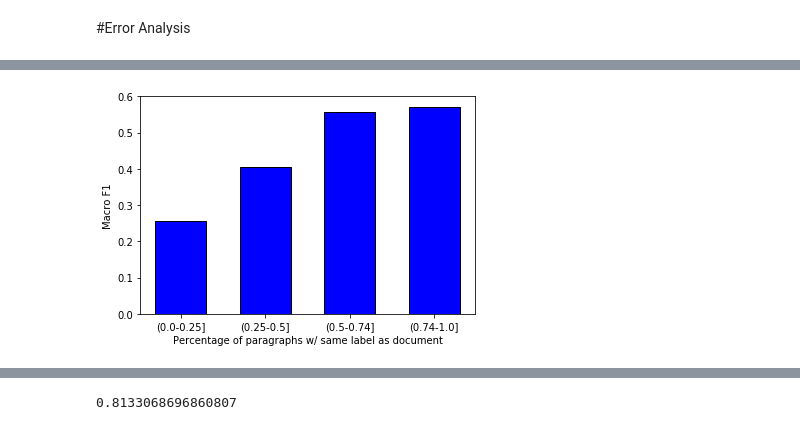
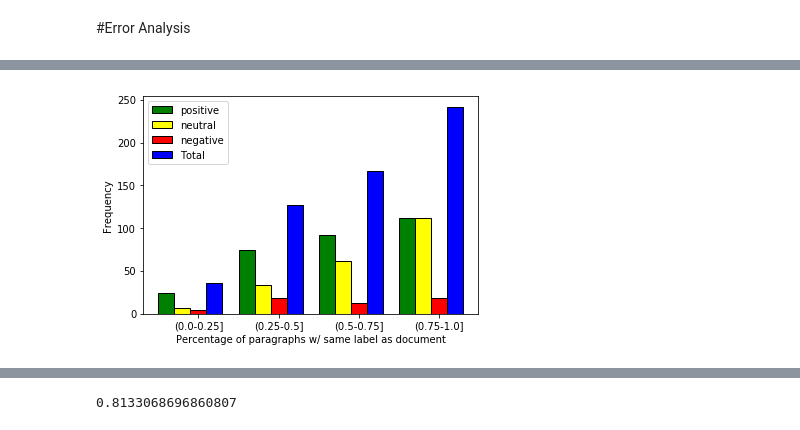
Before and after one commit to MHDBST/BERT_examples, a Jupyter notebook: MyBert_paragraph_document_TPU.ipynb, the cells around one changed output, grey strips where cells are left out. Cells and saved outputs as stored; diff of their text form; code cells hidden in the pictures.

```diff
--- a/MyBert_paragraph_document_TPU.ipynb
+++ b/MyBert_paragraph_document_TPU.ipynb
@@ -620,10 +678,10 @@ model_train(estimator_from_tfhub)
 # %% [markdown]
 #Evaluation and Prediction
 # %%
-# eval_examples = dev_InputExamples_doc
-# eval_features = run_classifier.convert_examples_to_features(
-#       eval_examples, label_list, MAX_SEQ_LENGTH, tokenizer)
-eval_summ_features = run_classifier.convert_examples_to_features(dev_summ_InputExamples_doc, label_list, MAX_SEQ_LENGTH, tokenizer)
+eval_examples = dev_InputExamples_doc
+eval_features = run_classifier.convert_examples_to_features(
+      eval_examples, label_list, MAX_SEQ_LENGTH, tokenizer)
+# eval_summ_features = run_classifier.convert_examples_to_features(dev_summ_InputExamples_doc, label_list, MAX_SEQ_LENGTH, tokenizer)
 def model_eval(estimator):
   # Eval the model.
 
@@ -710,7 +750,7 @@ tf.logging.set_verbosity(tf.logging.FATAL)
 test_features = run_classifier.convert_examples_to_features(test_InputExamples_doc, label_list, MAX_SEQ_LENGTH, tokenizer)
 test_features_fixed = run_classifier.convert_examples_to_features(test_InputExamples_fixed_doc, label_list, MAX_SEQ_LENGTH, tokenizer)
 
-predictions = model_predict(estimator_from_tfhub,eval_examples,eval_summ_features,checkpoint_path=OUTPUT_DIR+'/'+'best_model'+'/model.ckpt-728')
+predictions = model_predict(estimator_from_tfhub,eval_examples,eval_features,checkpoint_path=OUTPUT_DIR+'/'+'best_model'+'/model.ckpt-728')
 labels = ["Negative","Neutral", "Positive"]
 labels_val = []
 for item in predictions:
@@ -719,7 +759,7 @@ true_label = list(dev_doc['sentiment'])
 print(metrics.confusion_matrix(y_pred=labels_val,y_true=true_label))
 print(metrics.classification_report(y_pred=labels_val,y_true = true_label))
 
-# predictions = model_predict(estimator_from_tfhub,test_InputExamples_doc,test_features,checkpoint_path=OUTPUT_DIR+'/'+'Best_Model_51Dev'+'/model.ckpt-184')
+# predictions = model_predict(estimator_from_tfhub,test_InputExamples_doc,test_features,checkpoint_path=OUTPUT_DIR+'/'+'best_model'+'/model.ckpt-728')
 # labels = ["Negative","Neutral", "Positive"]
 # labels_val = []
 # for item in predictions:
@@ -728,7 +768,7 @@ print(metrics.classification_report(y_pred=labels_val,y_true = true_label))
 # print(metrics.confusion_matrix(y_pred=labels_val,y_true=true_label))
 # print(metrics.classification_report(y_pred=labels_val,y_true = true_label))
 
-# predictions = model_predict(estimator_from_tfhub,test_InputExamples_fixed_doc,test_features_fixed,checkpoint_path=OUTPUT_DIR+'/'+'Best_Model_51Dev'+'/model.ckpt-184')
+# predictions = model_predict(estimator_from_tfhub,test_InputExamples_fixed_doc,test_features_fixed,checkpoint_path=OUTPUT_DIR+'/'+'best_model'+'/model.ckpt-728')
 # labels = ["Negative","Neutral", "Positive"]
 # labels_val = []
 # for item in predictions:
@@ -1039,12 +1073,14 @@ Negatives
 ## output: percentage of paragraphs in the input documents which has the same label as document
 def par_in_doc(dev_par='',documents = negative_info,label ="Negative"):
   percent_neg_map = {}
+  print(documents.keys())
   for doc_id in  documents.keys():
     neg_pars = list(dev_par[dev_par['doc_id']==doc_id]['sentiment'])
     if len(neg_pars)==0:
       percent_neg =1.
     else:
       percent_neg = float(neg_pars.count(label))/len(neg_pars)
+    # print(neg_pars.count(label) , len(neg_pars))
 
     if percent_neg in percent_neg_map:
       percent_neg_map[percent_neg].append(documents[doc_id])
@@ -1054,20 +1090,23 @@ def par_in_doc(dev_par='',documents = negative_info,label ="Negative"):
   return percent_neg_map
 
 ### based on the different ranges given, compute the f1 score of that specific category in each range ( percentage of paragraphs which has the same label as document)
-gfgdhfhgf
+
 def true_pred_cat(paragraphs = '', ranges = [0,0.26,0.51,0.67 ,0.80,1.],true_tag='Positive'):
   categories = [[] for _ in ranges[1:]]
 #   print(len(paragraphs))
 #   print(paragraphs)
 #   for value,label in paragraphs:
   for key in paragraphs.keys():
+    # print(key , paragraphs[key])
     for i in range(1,len(ranges)):
       if key <= ranges[i] and key > ranges[i-1] :
+
         categories[i-1].extend(paragraphs[key])
   macro_f1 = []
   data_distr = []
+  # print(true_tag,categories )
   for i in range(len(ranges[1:])):
-    print(categories[i])
+    # print(categories[i])
     macro_f1.append(float(categories[i].count(true_tag))/len(categories[i]))
     data_distr.append(len(categories[i]))
 #   print(macro_f1)
@@ -1076,13 +1115,13 @@ def true_pred_cat(paragraphs = '', ranges = [0,0.26,0.51,0.67 ,0.80,1.],true_tag
 per_po = par_in_doc(dev_par=dev_par,documents = positive_info,label ="Positive")
 per_neu= par_in_doc(dev_par=dev_par,documents = neutral_info,label ="Neutral")
 per_neg = par_in_doc(dev_par=dev_par,documents = negative_info,label ="Negative")
-# print(par_po)
-# print(par_neu)
-# print(par_neg)
+print(per_po)
+print(per_neu)
+print(per_neg)
 
 
 
-ranges = [0.,0.25,0.5,0.74,1.]
+ranges = [0.,0.25,0.5,0.75,1.]
 # ranges = [0,0.99,1.]
 print('pos: ')
 bar_pos,pos_val,data_distr_pos = true_pred_cat(paragraphs = per_po,ranges= ranges,true_tag='Positive')
@@ -1094,36 +1133,37 @@ print('total:')
 for i in range(len(pos_val)):
   print(len(pos_val[i])+len(neu_val[i])+len(neg_val[i]))
 
-bar_mac_f1 = [float(i+j+k)/3 for i,j,k in zip(bar_pos,bar_neu,bar_neg)]
-print(bar_pos)
-print(bar_neu)
-print(bar_neg)
-print(bar_mac_f1)
+# bar_mac_f1 = [float(i+j+k)/3 for i,j,k in zip(bar_pos,bar_neu,bar_neg)]
+# print(bar_pos)
+# print(bar_neu)
+# print(bar_neg)
+# print(bar_mac_f1)
 data_dist_total = [(i+j+k) for i,j,k in zip(data_distr_pos,data_distr_neu,data_distr_neg)]
 bar_width = 0.2
-# plt.bar([i for i in range(1,len(ranges))], bar_pos, width = bar_width, color = 'green', edgecolor = 'black',  capsize=4, label='positive')
-# plt.bar([i+bar_width for i in range(1,len(ranges))], bar_neu, width = bar_width, color = 'yellow', edgecolor = 'black', capsize=4, label='neutral')
-# plt.bar([i+2*bar_width for i in range(1,len(ranges))], bar_neg, width = bar_width, color = 'red', edgecolor = 'black', capsize=4, label='negative')
-plt.bar([i for i in range(1,len(ranges))], bar_mac_f1, width = 3*bar_width, color = 'blue', edgecolor = 'black', capsize=4, label='macroF1')
+# # plt.bar([i for i in range(1,len(ranges))], bar_pos, width = bar_width, color = 'green', edgecolor = 'black',  capsize=4, label='positive')
+# # plt.bar([i+bar_width for i in range(1,len(ranges))], bar_neu, width = bar_width, color = 'yellow', edgecolor = 'black', capsize=4, label='neutral')
+# # plt.bar([i+2*bar_width for i in range(1,len(ranges))], bar_neg, width = bar_width, color = 'red', edgecolor = 'black', capsize=4, label='negative')
+# plt.bar([i for i in range(1,len(ranges))], bar_mac_f1, width = 3*bar_width, color = 'blue', edgecolor = 'black', capsize=4, label='macroF1')
 
 
-plt.xticks([r for r in range(1,len(ranges))], ['(%s-%s]'%(str(ranges[i]),str(ranges[i+1])) for i in range(len(ranges)-1)])#ranges[1:])
-plt.ylabel('Macro F1')
-plt.xlabel('Percentage of paragraphs w/ same label as document')
-# plt.legend()
-plt.show()
+# plt.xticks([r for r in range(1,len(ranges))], ['(%s-%s]'%(str(ranges[i]),str(ranges[i+1])) for i in range(len(ranges)-1)])#ranges[1:])
+# plt.ylabel('Macro F1')
+# plt.xlabel('Percentage of paragraphs w/ same label as document')
+# # plt.legend()
+# plt.show()
 
 
 # ### showing the dataset distribution
-# plt.bar([i for i in range(1,len(ranges))], data_distr_pos, width = bar_width, color = 'green', edgecolor = 'black',  capsize=4, label='positive')
-# plt.bar([i+bar_width for i in range(1,len(ranges))], data_distr_neu, width = bar_width, color = 'yellow', edgecolor = 'black', capsize=4, label='neutral')
-# plt.bar([i+2*bar_width for i in range(1,len(ranges))], data_distr_neg, width = bar_width, color = 'red', edgecolor = 'black', capsize=4, label='negative')
-# plt.bar([i+3*bar_width for i in range(1,len(ranges))], data_dist_total, width = bar_width, color = 'blue', edgecolor = 'black', capsize=4, label='Total')
+plt.bar([i for i in range(1,len(ranges))], data_distr_pos, width = bar_width, color = 'green', edgecolor = 'black',  capsize=4, label='positive')
+plt.bar([i+bar_width for i in range(1,len(ranges))], data_distr_neu, width = bar_width, color = 'yellow', edgecolor = 'black', capsize=4, label='neutral')
+plt.bar([i+2*bar_width for i in range(1,len(ranges))], data_distr_neg, width = bar_width, color = 'red', edgecolor = 'black', capsize=4, label='negative')
+plt.bar([i+3*bar_width for i in range(1,len(ranges))], data_dist_total, width = bar_width, color = 'blue', edgecolor = 'black', capsize=4, label='Total')
 
-
-# plt.xticks([r for r in range(1,len(ranges))], ['(%s-%s]'%(str(ranges[i]),str(ranges[i+1])) for i in range(len(ranges)-1)])#ranges[1:])
-# plt.ylabel('Frequency')
-# plt.xlabel('Percentage of paragraphs w/ same label as document')
-# plt.legend()
-# plt.show()
+# plt.xlabel([r+2*bar_width for r in range(1,len(ranges))], ['(%s-%s]'%(str(ranges[i]),str(ranges[i+1])) for i in range(len(ranges)-1)])
+plt.xticks([r+2*bar_width for r in range(1,len(ranges))], ['(%s-%s]'%(str(ranges[i]),str(ranges[i+1])) for i in range(len(ranges)-1)],)#ranges[1:])
+# plt.xlabel('hi')
+plt.ylabel('Frequency')
+plt.xlabel('Percentage of paragraphs w/ same label as document')
+plt.legend()
+plt.show()
 # %% [output]
@@ -1147 +1184 @@ neg:
-[figure, old version]
+[figure, new version]
```
Also changed, not shown: parts of 22 cells of this notebook.
